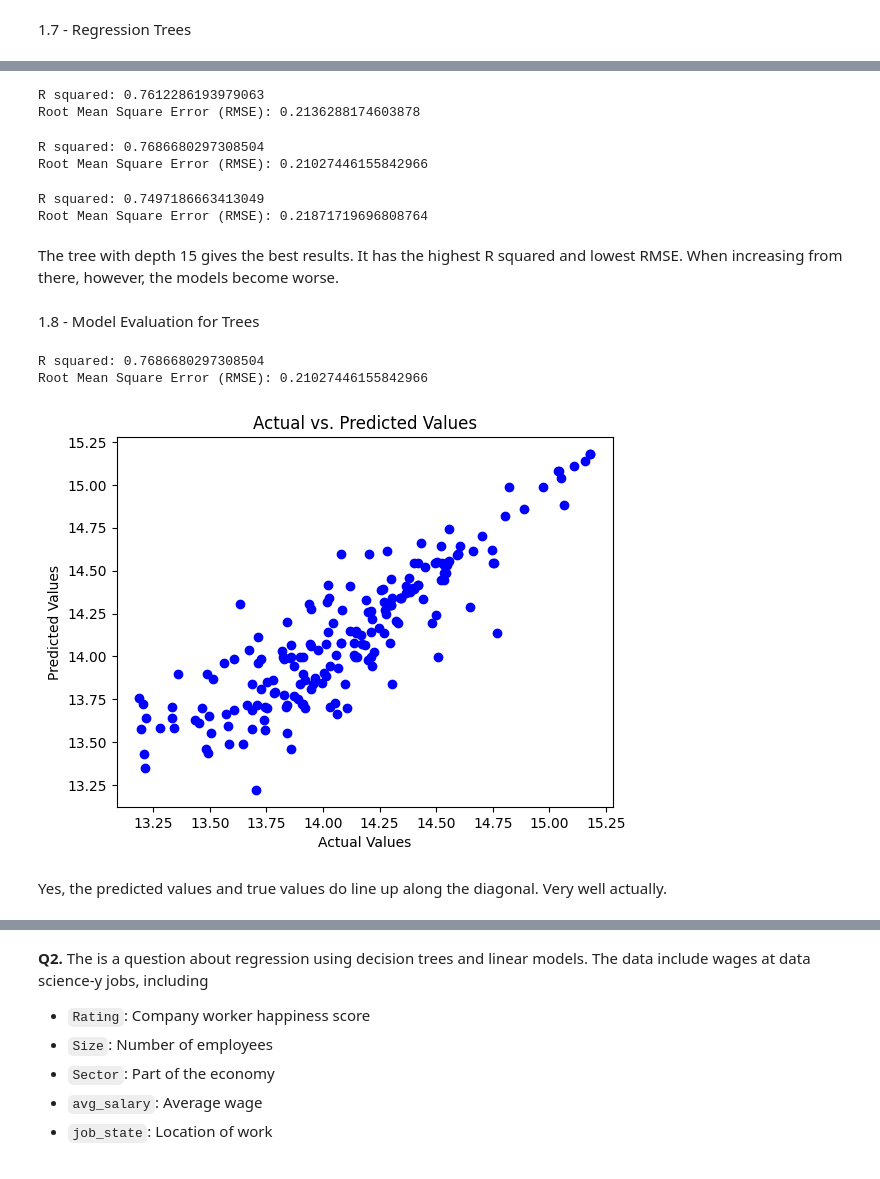
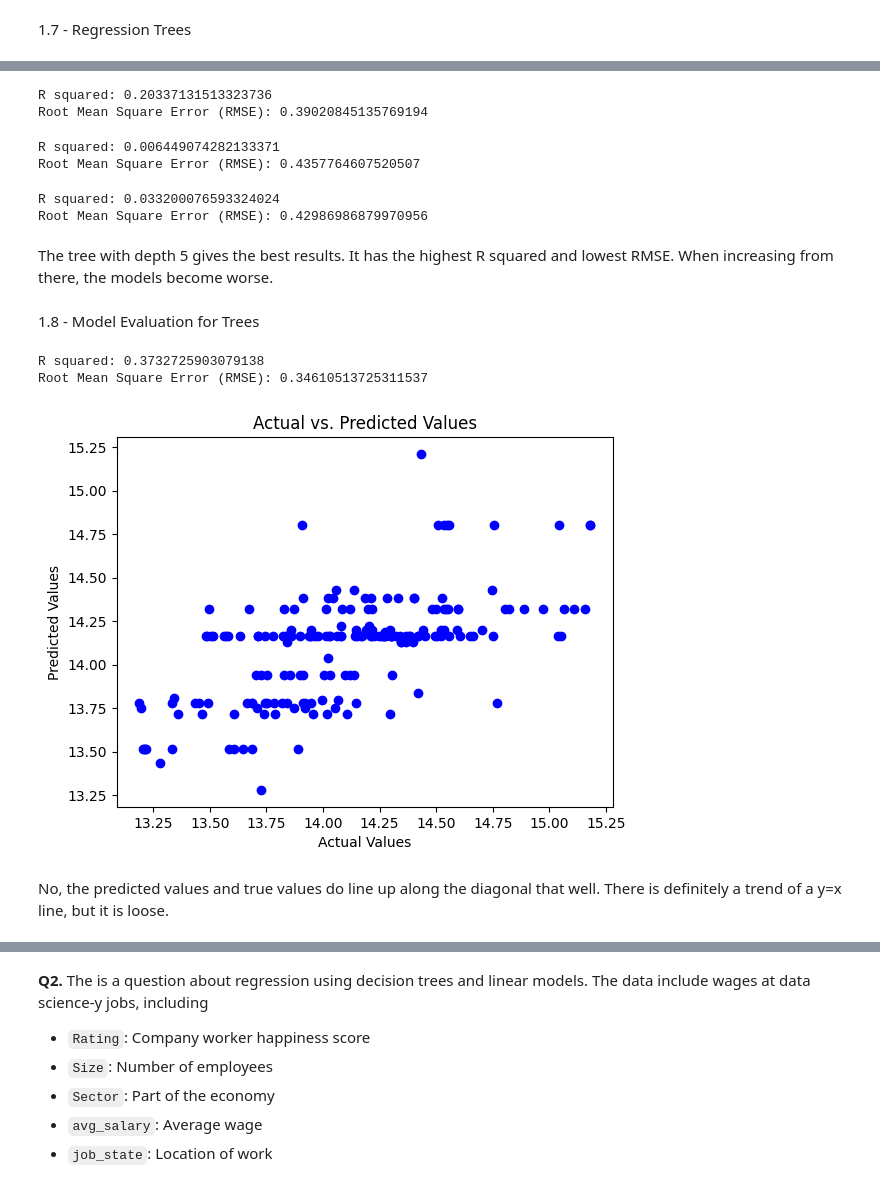
Before and after one commit to Sabrina-Hendricks/assignment4, a Jupyter notebook: assignment4.ipynb, the cells around one changed output, grey strips where cells are left out. Cells and saved outputs as stored; diff of their text form; code cells hidden in the pictures.

```diff
--- a/assignment4.ipynb
+++ b/assignment4.ipynb
@@ -429,14 +449,10 @@ The weaknesses of this model are that there might be other unaccounted factors o
 from sklearn import tree
 from sklearn.tree import DecisionTreeRegressor
 # %%
-# Selecting relevant features (excluding target variable 'price_ihs' and its components)
-X = df[['Make', 'Make_Year', 'Color', 'Body_Type', 'mileage_ihs',
-        'No_of_Owners', 'Seating_Capacity', 'Fuel_Type',
-        'Transmission', 'Transmission_Type', 'age_ihs']]
-X_categ = pd.get_dummies(X, columns=['Make', 'Color', 'Body_Type', 'Fuel_Type', 'Transmission', 'Transmission_Type'])
-y = df['price_ihs']
+y = df['price_ihs'] # Create target variable vector
+X = df.loc[:,['age_ihs', 'Seating_Capacity', 'mileage_ihs']] #only numeric variables
 
-X_train, X_test, y_train, y_test = train_test_split(X_categ, y, test_size=.2, random_state=100)
+X_train, X_test, y_train, y_test = train_test_split(X, y, test_size=.2, random_state=100)
 
 reg = DecisionTreeRegressor(max_depth=2, random_state=100)
 reg.fit(X_train, y_train)
@@ -468,8 +484,8 @@ mse = mean_squared_error(y_test, y_pred)
 rmse = np.sqrt(mse)
 print("Root Mean Square Error (RMSE):", rmse)
 # %% [output]
-R squared: 0.7612286193979063
-Root Mean Square Error (RMSE): 0.2136288174603878
+R squared: 0.20337131513323736
+Root Mean Square Error (RMSE): 0.39020845135769194
 # %%
 reg = DecisionTreeRegressor(max_depth=15, random_state=100)
 reg.fit(X_train, y_train)
@@ -479,8 +495,8 @@ mse = mean_squared_error(y_test, y_pred)
 rmse = np.sqrt(mse)
 print("Root Mean Square Error (RMSE):", rmse)
 # %% [output]
-R squared: 0.7686680297308504
-Root Mean Square Error (RMSE): 0.21027446155842966
+R squared: 0.006449074282133371
+Root Mean Square Error (RMSE): 0.4357764607520507
 # %%
 reg = DecisionTreeRegressor(max_depth=20, random_state=100)
 reg.fit(X_train, y_train)
@@ -490,33 +506,33 @@ mse = mean_squared_error(y_test, y_pred)
 rmse = np.sqrt(mse)
 print("Root Mean Square Error (RMSE):", rmse)
 # %% [output]
-R squared: 0.7497186663413049
-Root Mean Square Error (RMSE): 0.21871719696808764
+R squared: 0.033200076593324024
+Root Mean Square Error (RMSE): 0.42986986879970956
 # %% [markdown]
-The tree with depth 15 gives the best results. It has the highest R squared and lowest RMSE. When increasing from there, however, the models become worse.
+The tree with depth 5 gives the best results. It has the highest R squared and lowest RMSE. When increasing from there, the models become worse.
 # %% [markdown]
 1.8 - Model Evaluation for Trees
 # %%
-reg = DecisionTreeRegressor(max_depth=15, random_state=100)
+reg = DecisionTreeRegressor(max_depth=5, random_state=100)
 reg.fit(X_train, y_train)
 y_pred = reg.predict(X_test)
 print("R squared:", reg.score(X_test, y_test)) # R squared measure
 mse = mean_squared_error(y_test, y_pred)
 rmse = np.sqrt(mse)
 print("Root Mean Square Error (RMSE):", rmse)
 
 #Plot test against predicted values for best model
 plt.scatter(y_test, y_pred, color='blue')
 plt.xlabel('Actual Values')
 plt.ylabel('Predicted Values')
 plt.title('Actual vs. Predicted Values')
 plt.show()
 # %% [output]
-R squared: 0.7686680297308504
-Root Mean Square Error (RMSE): 0.21027446155842966
+R squared: 0.3732725903079138
+Root Mean Square Error (RMSE): 0.34610513725311537
-[figure, old version]
+[figure, new version]
 # %% [markdown]
-Yes, the predicted values and true values do line up along the diagonal. Very well actually.
+No, the predicted values and true values do line up along the diagonal that well. There is definitely a trend of a y=x line, but it is loose.
 # %%
 # Compute residuals
 residuals = y_test - y_pred
```
Also changed, not shown: parts of 11 cells of this notebook.
